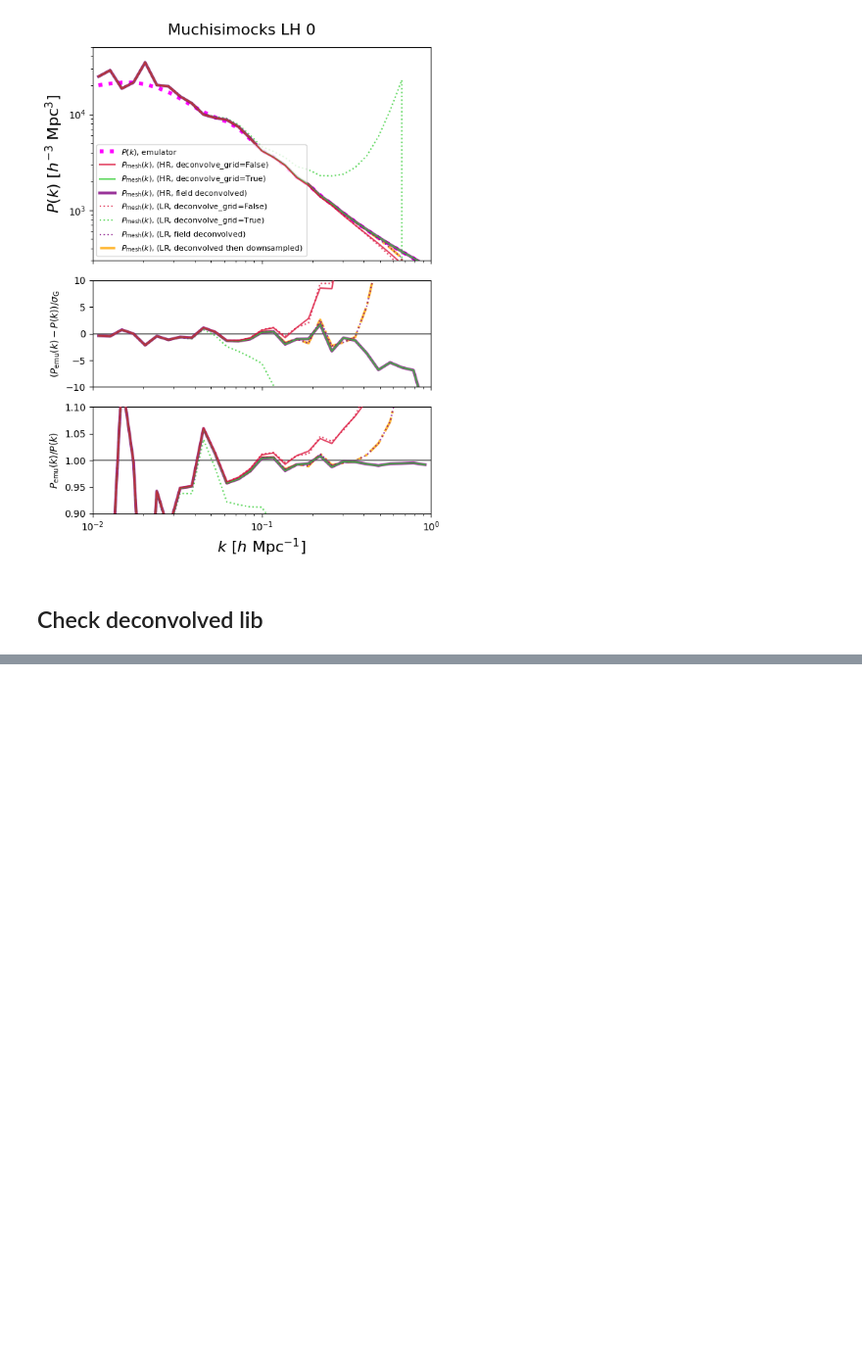
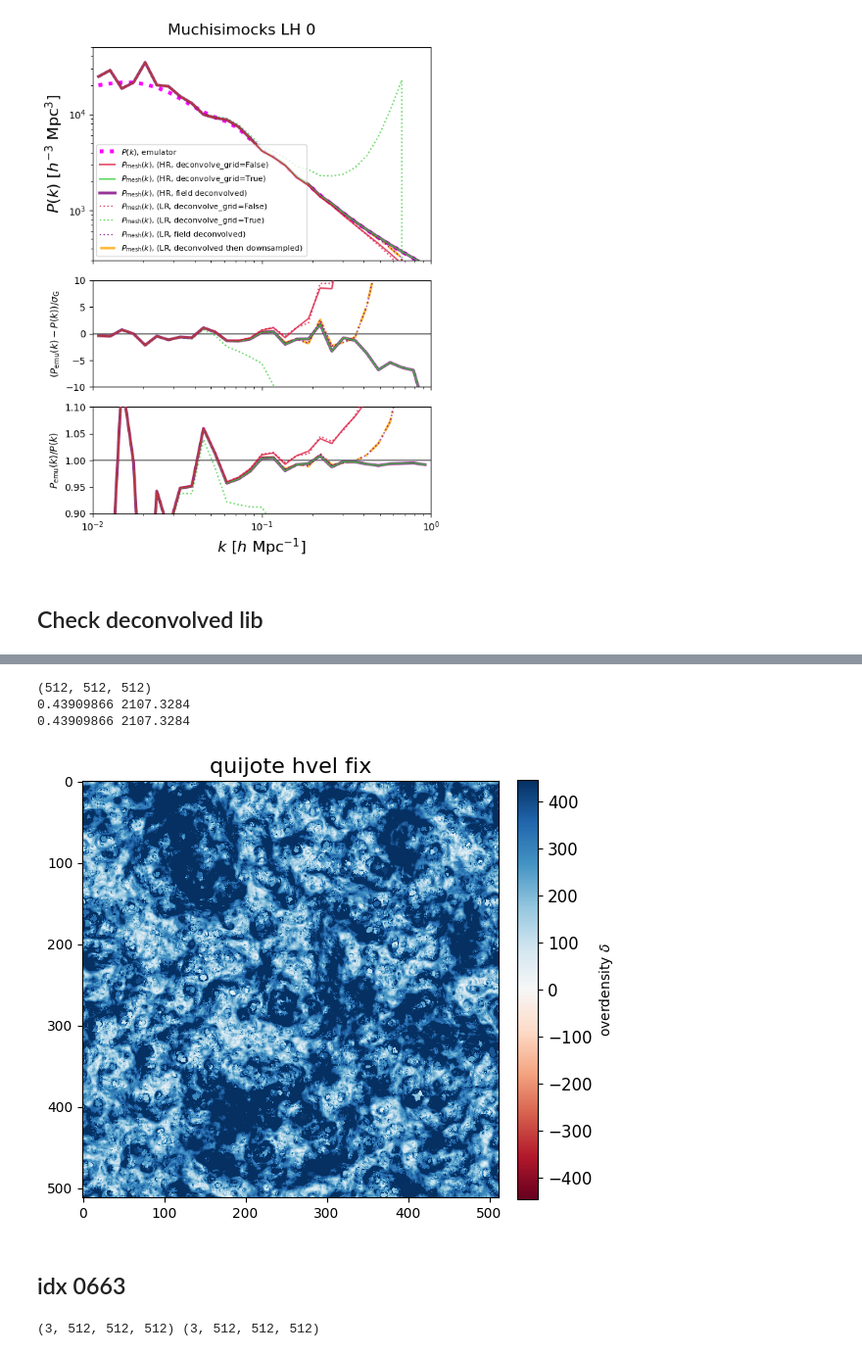
Before and after one commit to kstoreyf/muchisimocks, a Jupyter notebook: notebooks/2024-07-09_muchisimocks_deconvolution.ipynb, the cells around one changed output, grey strips where cells are left out. Shown at 98% size. Saved outputs shown, nothing was run; the diff lists cells and outputs as text; code cells hidden in the pictures; blank space fills up the shorter version.

```diff
--- a/notebooks/2024-07-09_muchisimocks_deconvolution.ipynb
+++ b/notebooks/2024-07-09_muchisimocks_deconvolution.ipynb
@@ -964,0 +1188,12 @@ mpl.pyplot.show()
+# %%
+hvel_fix_norm = np.linalg.norm(hvel_fix, axis=0)
+print(hvel_fix_norm.shape)
+plotter.plot_overdensity_field(hvel_fix_norm, title=r'quijote hvel fix',
+                               )
+# %% [output]
+(512, 512, 512)
+0.43909866 2107.3284
+0.43909866 2107.3284
+[figure, added]
+# %% [markdown]
+## idx 0663
@@ -964,0 +1227,4 @@ mpl.pyplot.show()
+# %%
+print(pred_disp.shape, pred_vel.shape)
+# %% [output]
+(3, 512, 512, 512) (3, 512, 512, 512)
```
Also changed, not shown: parts of 65 cells of this notebook, 5 other files.
